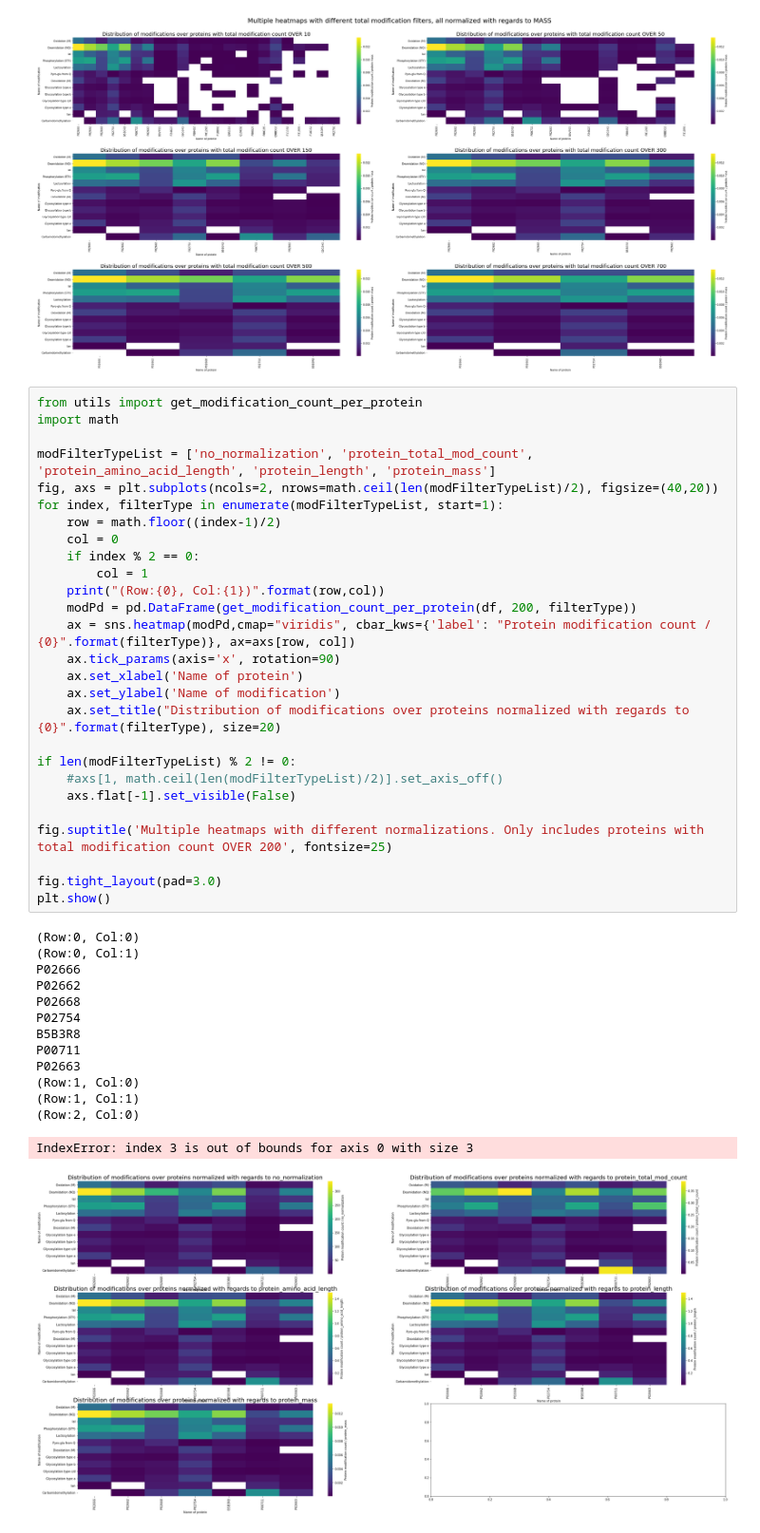
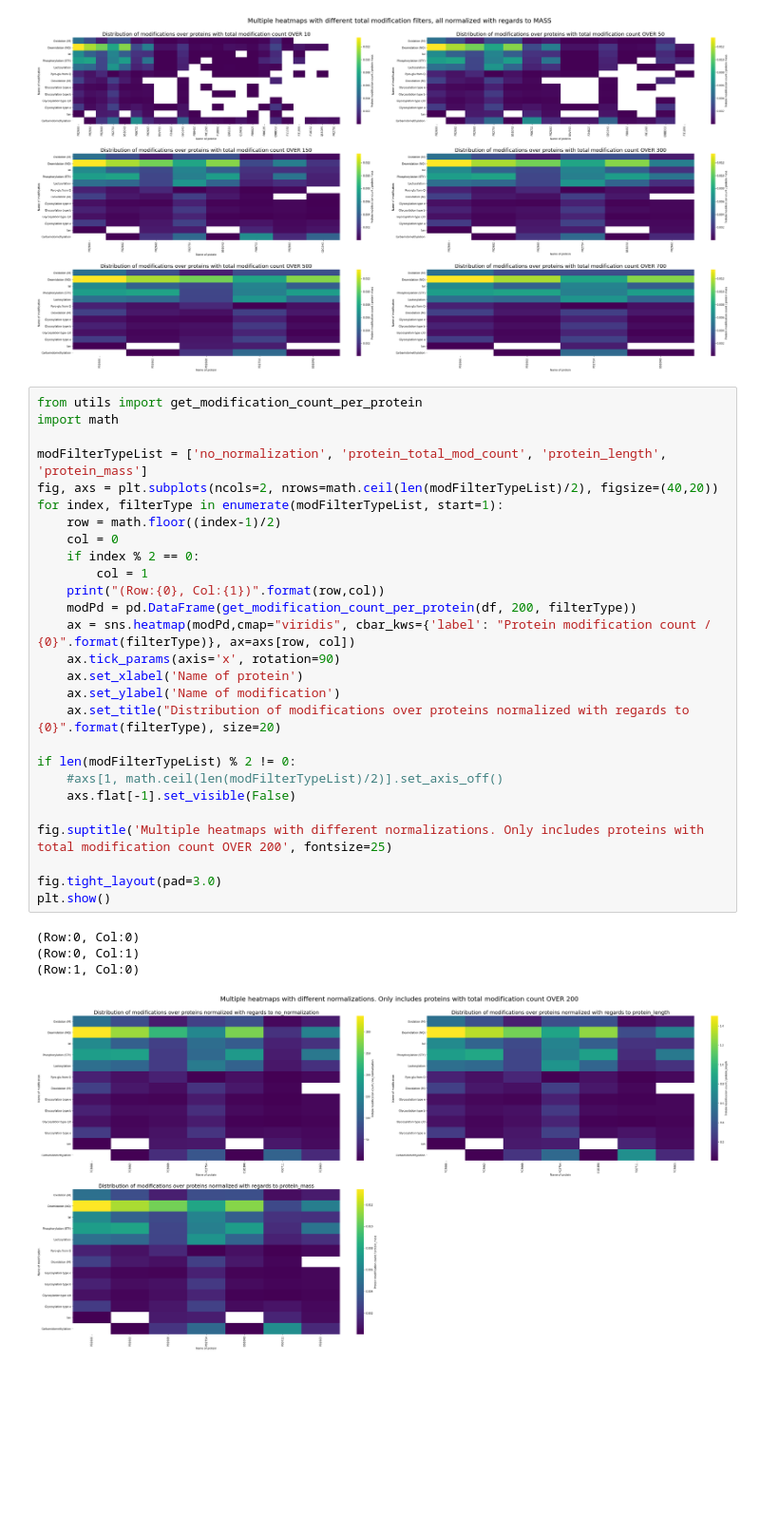
Before and after one commit to Munklinde96/Data_Visualization, a Jupyter notebook: viz_heatmap_modifications.ipynb, the cells around one changed output. Shown at 95% size. Cells and saved outputs as stored; diff of their text form; blank space fills up the shorter version.

```diff
--- a/viz_heatmap_modifications.ipynb
+++ b/viz_heatmap_modifications.ipynb
@@ -152,42 +152,32 @@ plt.show()
 # %%
 from utils import get_modification_count_per_protein
 import math
 
-modFilterTypeList = ['no_normalization', 'protein_total_mod_count', 'protein_amino_acid_length', 'protein_length', 'protein_mass']
+modFilterTypeList = ['no_normalization', 'protein_total_mod_count', 'protein_length', 'protein_mass']
 fig, axs = plt.subplots(ncols=2, nrows=math.ceil(len(modFilterTypeList)/2), figsize=(40,20))
 for index, filterType in enumerate(modFilterTypeList, start=1):
     row = math.floor((index-1)/2)
     col = 0
     if index % 2 == 0:
         col = 1
     print("(Row:{0}, Col:{1})".format(row,col))
     modPd = pd.DataFrame(get_modification_count_per_protein(df, 200, filterType))
     ax = sns.heatmap(modPd,cmap="viridis", cbar_kws={'label': "Protein modification count / {0}".format(filterType)}, ax=axs[row, col])
     ax.tick_params(axis='x', rotation=90)
     ax.set_xlabel('Name of protein')
     ax.set_ylabel('Name of modification')
     ax.set_title("Distribution of modifications over proteins normalized with regards to {0}".format(filterType), size=20)
 
 if len(modFilterTypeList) % 2 != 0:
     #axs[1, math.ceil(len(modFilterTypeList)/2)].set_axis_off()
     axs.flat[-1].set_visible(False)
 
 fig.suptitle('Multiple heatmaps with different normalizations. Only includes proteins with total modification count OVER 200', fontsize=25)
 
 fig.tight_layout(pad=3.0)
 plt.show()
 # %% [output]
 (Row:0, Col:0)
 (Row:0, Col:1)
-P02666
-P02662
-P02668
-P02754
-B5B3R8
-P00711
-P02663
 (Row:1, Col:0)
-(Row:1, Col:1)
-(Row:2, Col:0)
-IndexError: index 3 is out of bounds for axis 0 with size 3
-[figure, old version]
+[figure, new version]
```
Also changed, not shown: 1 other file.
